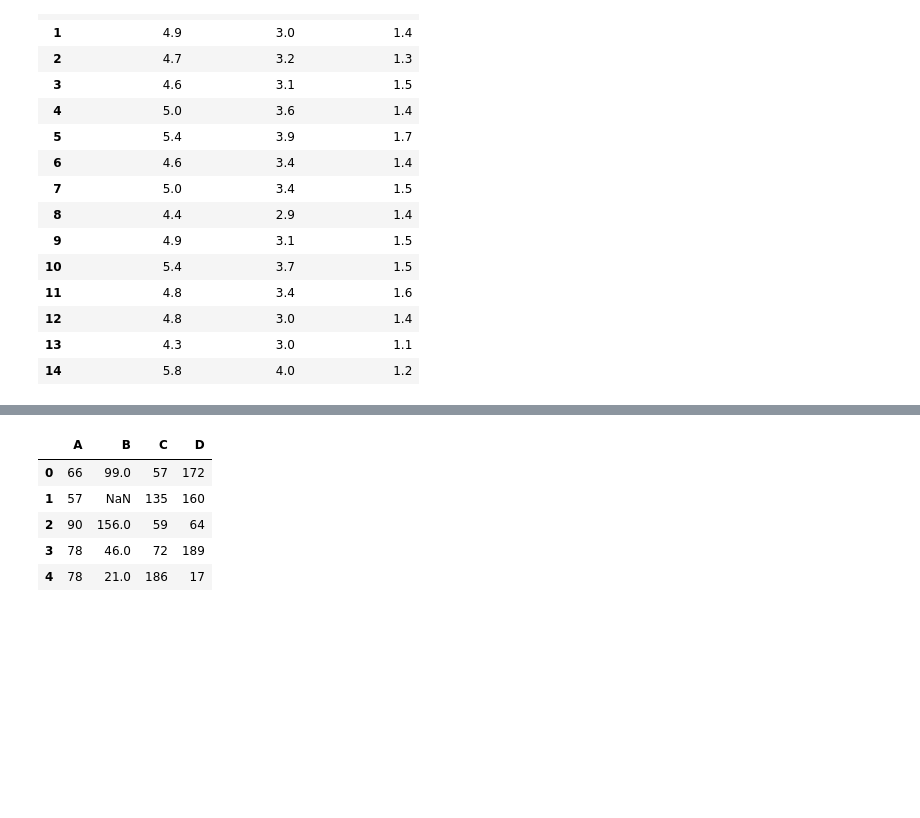
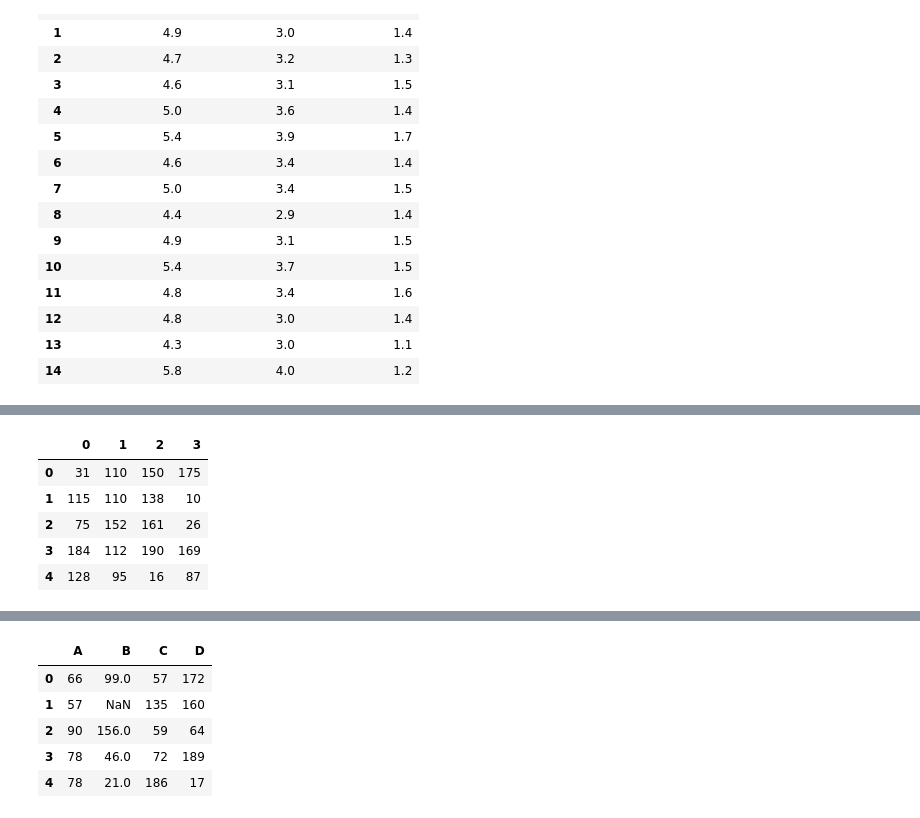
Before and after one commit to akash98211/Pandas, a Jupyter notebook: 10_28_Pandas/Pandas.ipynb, the cells around one changed output, grey strips where cells are left out. Cells and saved outputs as stored; diff of their text form; code cells hidden in the pictures; blank space fills up the shorter version.

```diff
--- a/10_28_Pandas/Pandas.ipynb
+++ b/10_28_Pandas/Pandas.ipynb
@@ -582,3 +604,13 @@ array([[ 66,  99,  57, 172],
+# %%
+df = pd.DataFrame(array)
+df
+# %% [output]
+|  | 0 | 1 | 2 | 3 |
+| 0 | 31 | 110 | 150 | 175 |
+| 1 | 115 | 110 | 138 | 10 |
+| 2 | 75 | 152 | 161 | 26 |
+| 3 | 184 | 112 | 190 | 169 |
+| 4 | 128 | 95 | 16 | 87 |
 # %%
 df = pd.DataFrame(array,columns= ['A',"B",'C','D'])
 df
```
Also changed, not shown: parts of 10 cells of this notebook.
